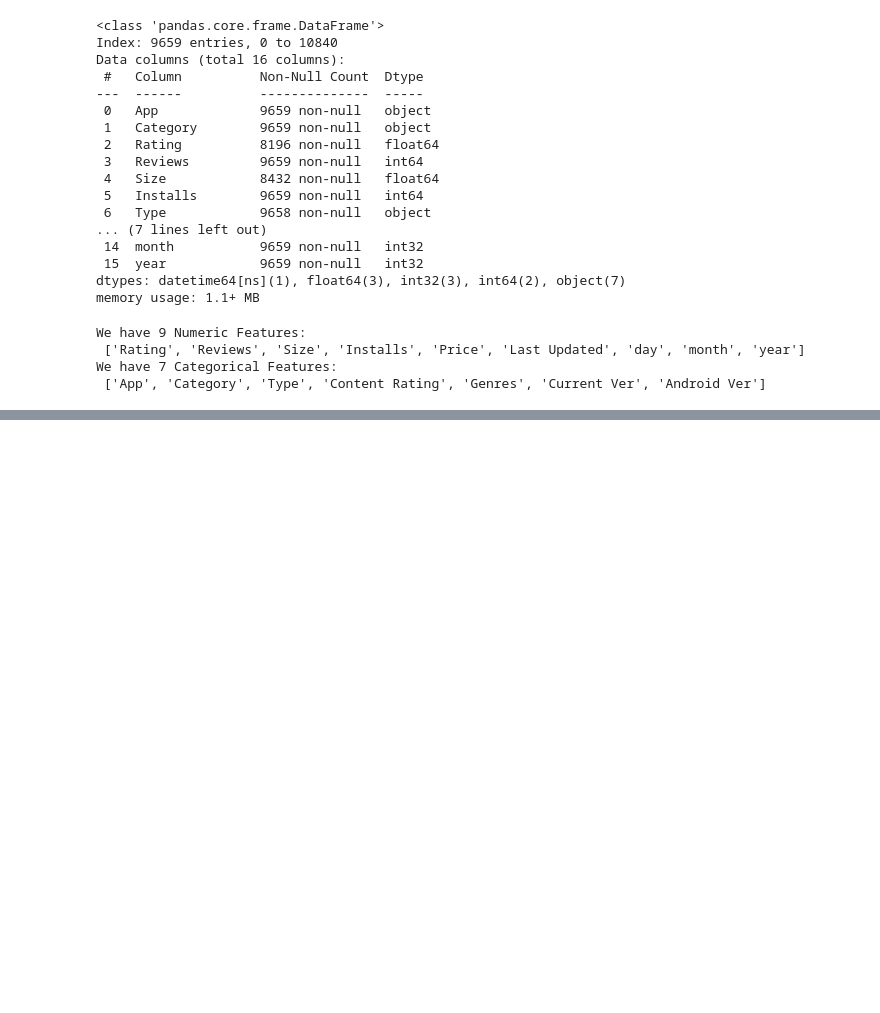
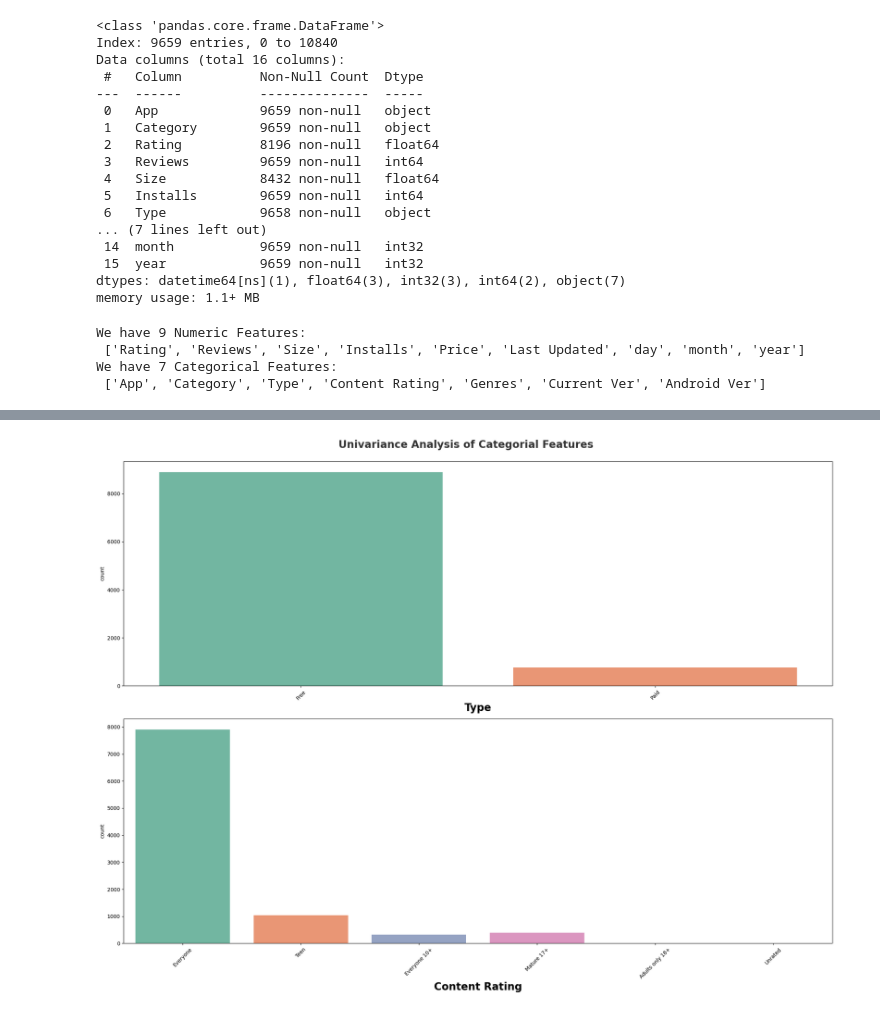
Before and after one commit to kunal1300/Programs, a Jupyter notebook: EDA/Handling missing values/Data_cleaning_usingplaystore.ipynb, the cells around one changed output, grey strips where cells are left out. Cells and saved outputs as stored; diff of their text form; code cells hidden in the pictures; blank space fills up the shorter version.

```diff
--- a/EDA/Handling missing values/Data_cleaning_usingplaystore.ipynb
+++ b/EDA/Handling missing values/Data_cleaning_usingplaystore.ipynb
@@ -332,0 +368,12 @@ We have 7 Categorical Features:
+# %%
+plt.figure(figsize=(20,15))
+plt.suptitle('Univariance Analysis of Categorial Features',fontsize =20, fontweight = 'bold',alpha=0.8,y=1.)
+category = ['Type','Content Rating']
+for i in range (0,len(category)):
+    plt.subplot(2,1,i+1)
+    sns.countplot(x=copy_of_data[category[i]],palette='Set2')
+    plt.xlabel(category[i],fontweight = 'bold',fontsize=20)
+    plt.xticks(rotation =45)
+    plt.tight_layout()
+# %% [output]
+[figure, added]
```
Also changed, not shown: parts of 15 cells of this notebook, 1 other file.
